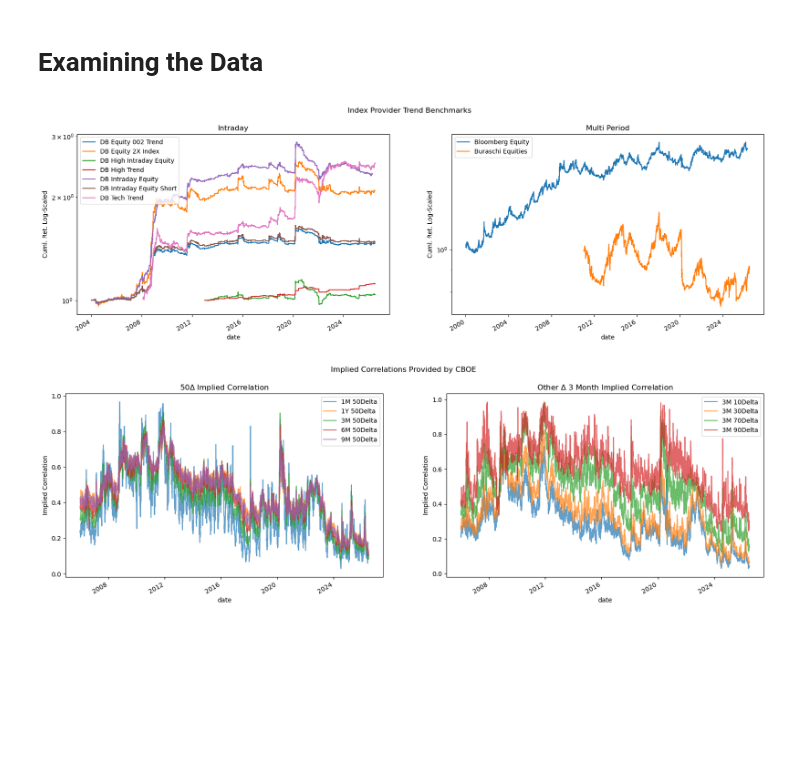
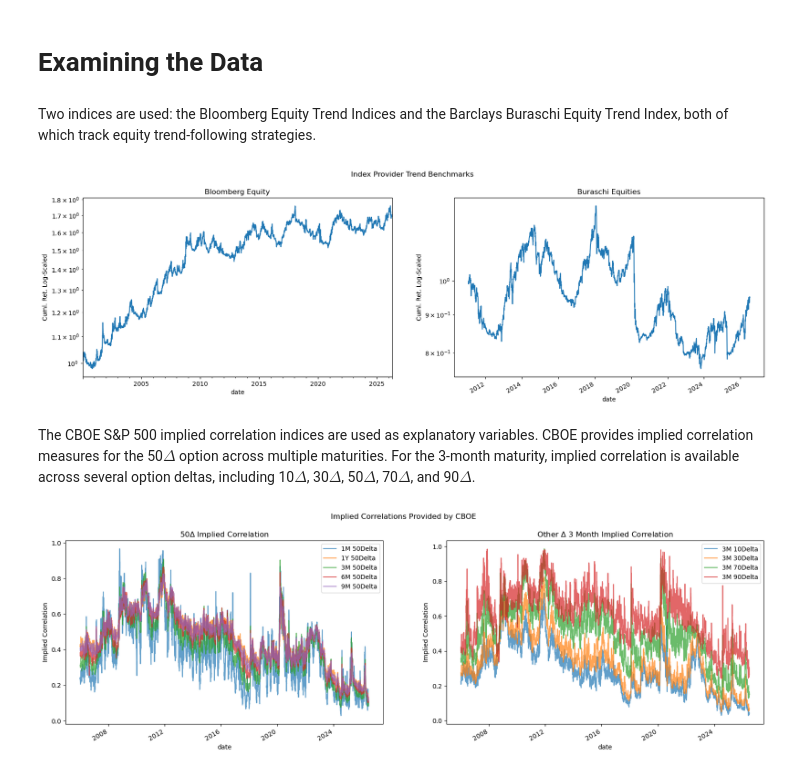
Before and after one commit to diegodalvarez/TrendSystem, a Jupyter notebook: Research/MiscResearch/1EquityImpliedCorrelation.ipynb, the cells around one changed output. Cells and saved outputs as stored; diff of their text form; code cells hidden in the pictures; blank space fills up the shorter version.

```diff
--- a/Research/MiscResearch/1EquityImpliedCorrelation.ipynb
+++ b/Research/MiscResearch/1EquityImpliedCorrelation.ipynb
@@ -33,12 +30,13 @@ trend_idx_path = os.path.join(data_path, "TrendIndices")
 # %%
-trend_px_path = os.path.join(trend_idx_path, "RawTrendIndices.parquet")
-trend_tickers = os.path.join(trend_idx_path, "TrendIndicesGuide.xlsx")
+trend_px_path     = os.path.join(trend_idx_path, "RawTrendIndices.parquet")
+trend_ticker_path = os.path.join(trend_idx_path, "TrendIndicesGuide.xlsx")
 
-df_trend_tickers = df_trend_tickers = (pd.read_excel(
-    io = trend_tickers, sheet_name = "TrendIndices").
+df_trend_tickers = (pd.read_excel(
+    io = trend_ticker_path, sheet_name = "TrendIndices").
     rename(columns = {"Asset Class": "asset_class"}).
     query("asset_class == 'Equity'").
     query("Currency == 'USD'").
+    query("Holding == 'Multi Period'").
     dropna()
     [["Ticker", "Name", "Holding", "PlotName"]].
     melt(id_vars = "Ticker").
@@ -51,7 +49,7 @@ df_trend_tickers = df_trend_tickers = (pd.read_excel(
 
 trend_tickers = df_trend_tickers.ticker.drop_duplicates().sort_values().to_list()
 # %%
-df_trend = (pd.read_parquet(
+df_index_trend = (pd.read_parquet(
     path = trend_px_path, engine = "pyarrow").
     assign(ticker = lambda x: x.security.str.split(" ").str[0]).
     query("ticker == @trend_tickers").
@@ -88,3 +86,8 @@ df_cboe_tickers = (pd.read_excel(
         variable = lambda x: x.variable.str.replace(" ", "_").str.lower()).
     pivot(index = "ticker", columns = "variable", values = "value").
     reset_index())
+# %%
+trend_idx_renamer = (df_trend_tickers.set_index(
+    "ticker").
+    plotname.
+    to_dict())
@@ -91,35 +116,33 @@ df_cboe_tickers = (pd.read_excel(
 # %% [markdown]
 # Examining the Data
+# %% [markdown]
+Two indices are used: the Bloomberg Equity Trend Indices and the Barclays Buraschi Equity Trend Index, both of which track equity trend-following strategies.
 # %%
-holding_periods = df_trend_tickers.holding.drop_duplicates().sort_values().to_list()
-fig, axes       = plt.subplots(ncols = len(holding_periods), figsize = (20,6))
+tickers   = df_index_trend.ticker.drop_duplicates().sort_values().to_list()
+fig, axes = plt.subplots(ncols = len(tickers), figsize = (20,6))
 
-for holding_period, ax in zip(holding_periods, axes.flatten()):
+for ticker, ax in zip(tickers, axes.flatten()):
 
-    tickers = (df_trend_tickers.query(
-        "holding == @holding_period").
-        ticker.
-        drop_duplicates().
-        sort_values().
-        to_list())
-
-    (df_trend.query(
-        "ticker == @tickers").
-        merge(right = df_trend_tickers, how = "inner", on = ["ticker"]).
-        rename(columns = {"plotname": ""}).
-        pivot(index = "date", columns = "", values = "PX_LAST").
+    (df_index_trend.query(
+        "ticker == @ticker").
+        set_index("date").
+        sort_index()
+        [["PX_LAST"]].
         pct_change().
         apply(lambda x: np.cumprod(1 + x)).
         plot(
+            legend = False,
             logy   = True,
             ax     = ax,
-            title  = holding_period,
+            title  = trend_idx_renamer[ticker],
             ylabel = "Cuml. Ret. Log-Scaled"))
 
 fig.suptitle("Index Provider Trend Benchmarks")
 plt.show()
 # %% [output]
-[figure, old version]
+[figure, new version]
+# %% [markdown]
+The CBOE S&P 500 implied correlation indices are used as explanatory variables. CBOE provides implied correlation measures for the 50$\Delta$ option across multiple maturities. For the 3-month maturity, implied correlation is available across several option deltas, including 10$\Delta$, 30$\Delta$, 50$\Delta$, 70$\Delta$, and 90$\Delta$.
 # %%
 df_tmp = (df_cboe.rename(columns = {
     "variable": "ticker"}).
```
Also changed, not shown: parts of 36 cells of this notebook.
